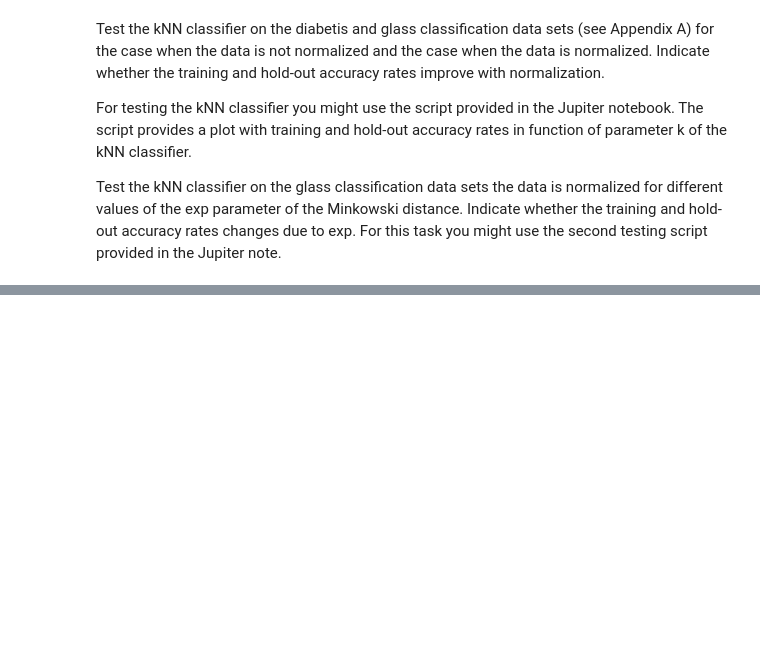
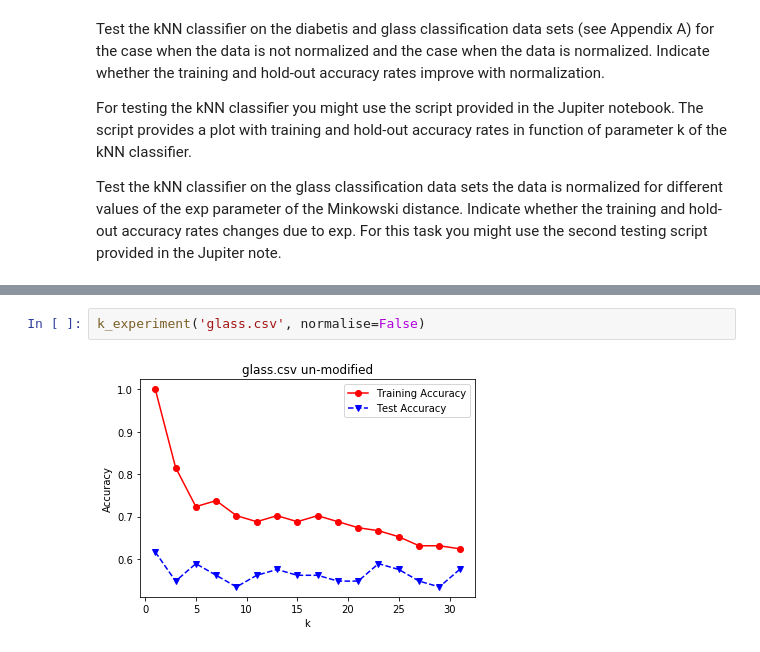
Before and after one commit to S010MON/machine_learning, a Jupyter notebook: Lab-02.ipynb, the cells around one changed output, grey strips where cells are left out. Drawn from its saved outputs; the diff is of its cells as text; blank space fills up the shorter version.

```diff
--- a/Lab-02.ipynb
+++ b/Lab-02.ipynb
@@ -186,0 +225,4 @@ Text(0, 0.5, 'Accuracy')
+# %%
+k_experiment('glass.csv', normalise=False)
+# %% [output]
+[figure, added]
```
Also changed, not shown: parts of 11 cells of this notebook.
